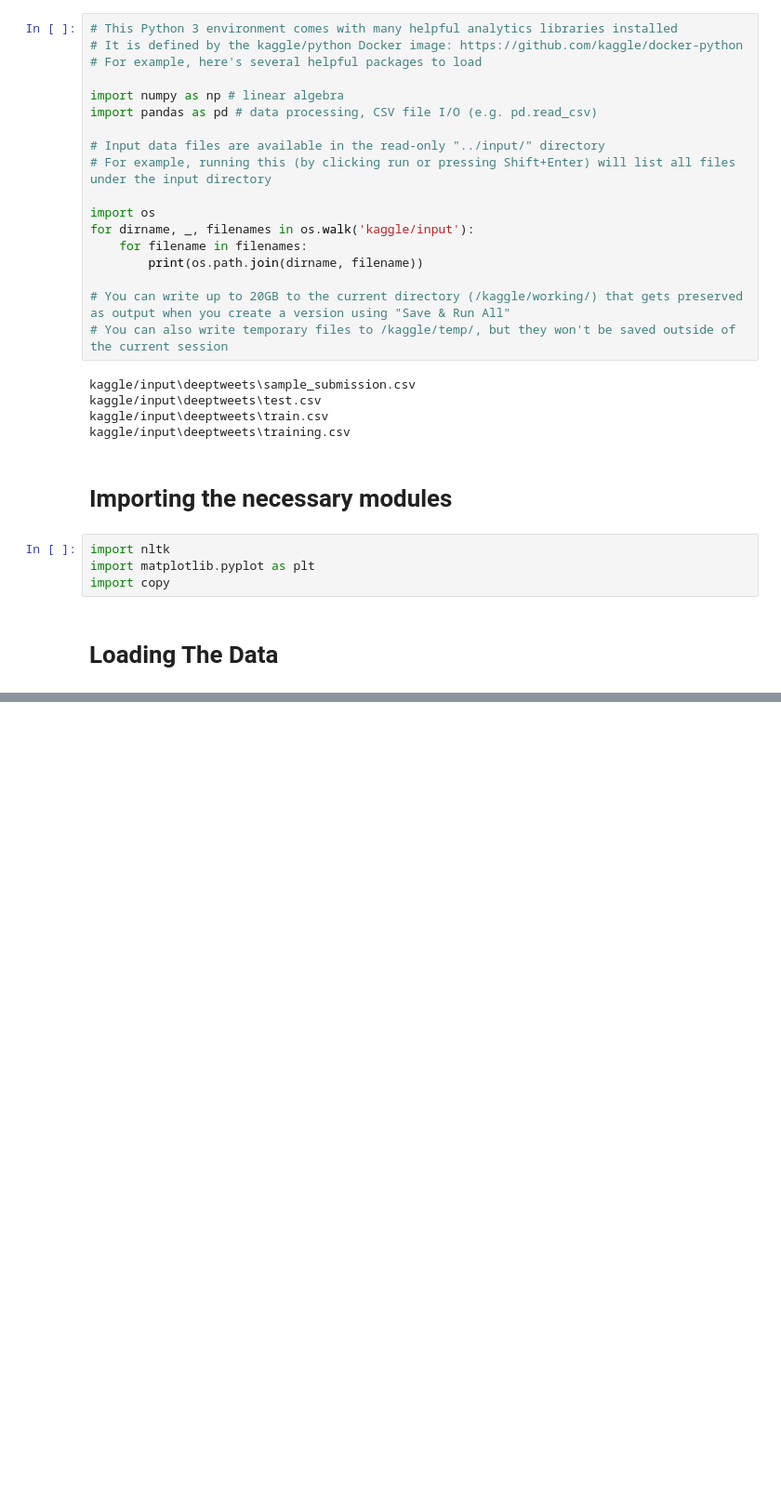
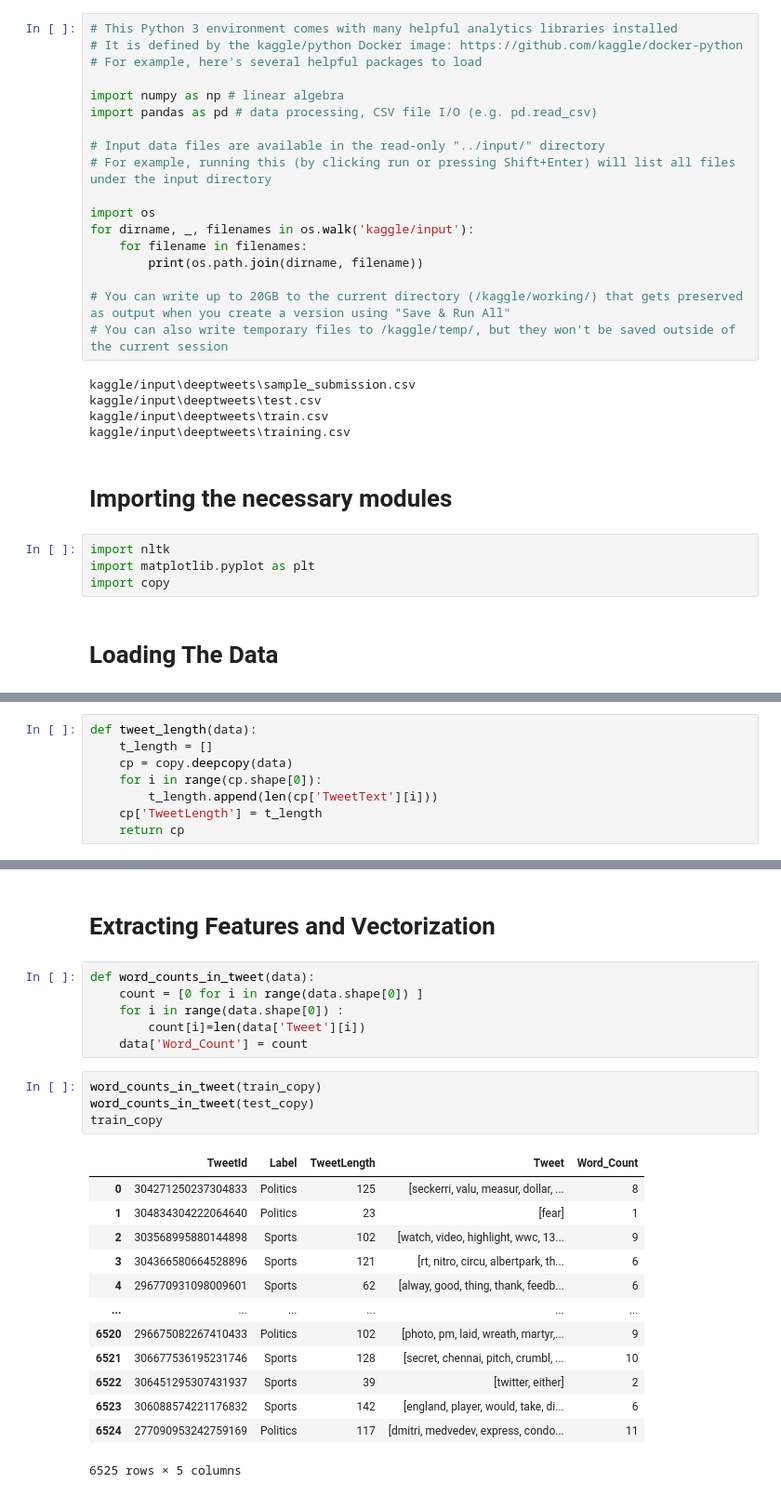
Before and after one commit to ayoubachak/deeptweets, a Jupyter notebook: main.ipynb, the cells around one changed output, grey strips where cells are left out. Shown at 93% size. Drawn from its saved outputs; the diff is of its cells as text; blank space fills up the shorter version.

```diff
--- a/main.ipynb
+++ b/main.ipynb
@@ -58,0 +73,8 @@ memory usage: 153.1+ KB
+# %%
+def tweet_length(data):
+    t_length = []
+    cp = copy.deepcopy(data)
+    for i in range(cp.shape[0]):
+        t_length.append(len(cp['TweetText'][i]))
+    cp['TweetLength'] = t_length
+    return cp
@@ -58,0 +180,26 @@ memory usage: 153.1+ KB
+# %% [markdown]
+# **Extracting Features and Vectorization**
+# %%
+def word_counts_in_tweet(data):
+    count = [0 for i in range(data.shape[0]) ]
+    for i in range(data.shape[0]) :
+        count[i]=len(data['Tweet'][i])
+    data['Word_Count'] = count
+# %%
+word_counts_in_tweet(train_copy)
+word_counts_in_tweet(test_copy)
+train_copy
+# %% [output]
+|  | TweetId | Label | TweetLength | Tweet | Word_Count |
+| 0 | 304271250237304833 | Politics | 125 | [seckerri, valu, measur, dollar, ... | 8 |
+| 1 | 304834304222064640 | Politics | 23 | [fear] | 1 |
+| 2 | 303568995880144898 | Sports | 102 | [watch, video, highlight, wwc, 13... | 9 |
+| 3 | 304366580664528896 | Sports | 121 | [rt, nitro, circu, albertpark, th... | 6 |
+| 4 | 296770931098009601 | Sports | 62 | [alway, good, thing, thank, feedb... | 6 |
+| ... | ... | ... | ... | ... | ... |
+| 6520 | 296675082267410433 | Politics | 102 | [photo, pm, laid, wreath, martyr,... | 9 |
+| 6521 | 306677536195231746 | Sports | 128 | [secret, chennai, pitch, crumbl, ... | 10 |
+| 6522 | 306451295307431937 | Sports | 39 | [twitter, either] | 2 |
+| 6523 | 306088574221176832 | Sports | 142 | [england, player, would, take, di... | 6 |
+| 6524 | 277090953242759169 | Politics | 117 | [dmitri, medvedev, express, condo... | 11 |
+6525 rows × 5 columns
```
Also changed, not shown: parts of 18 cells of this notebook.
